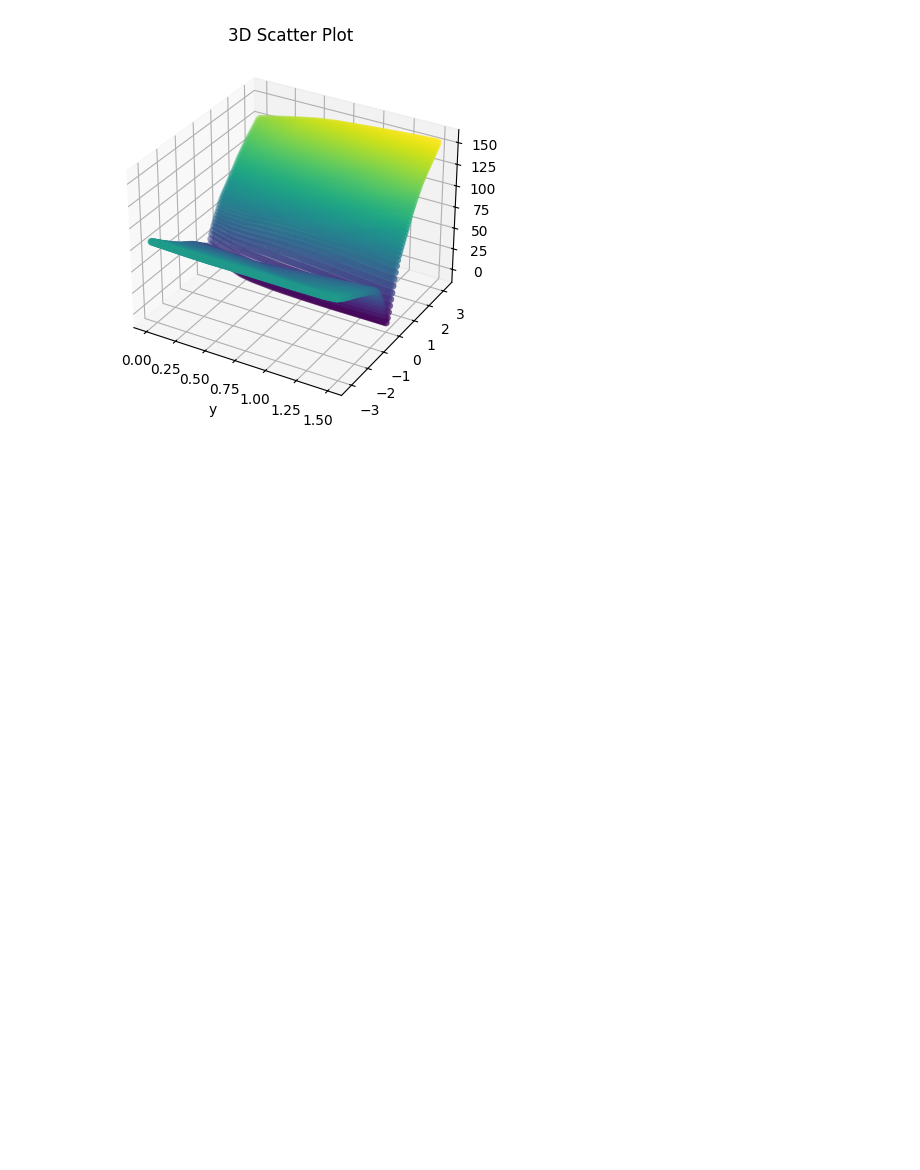
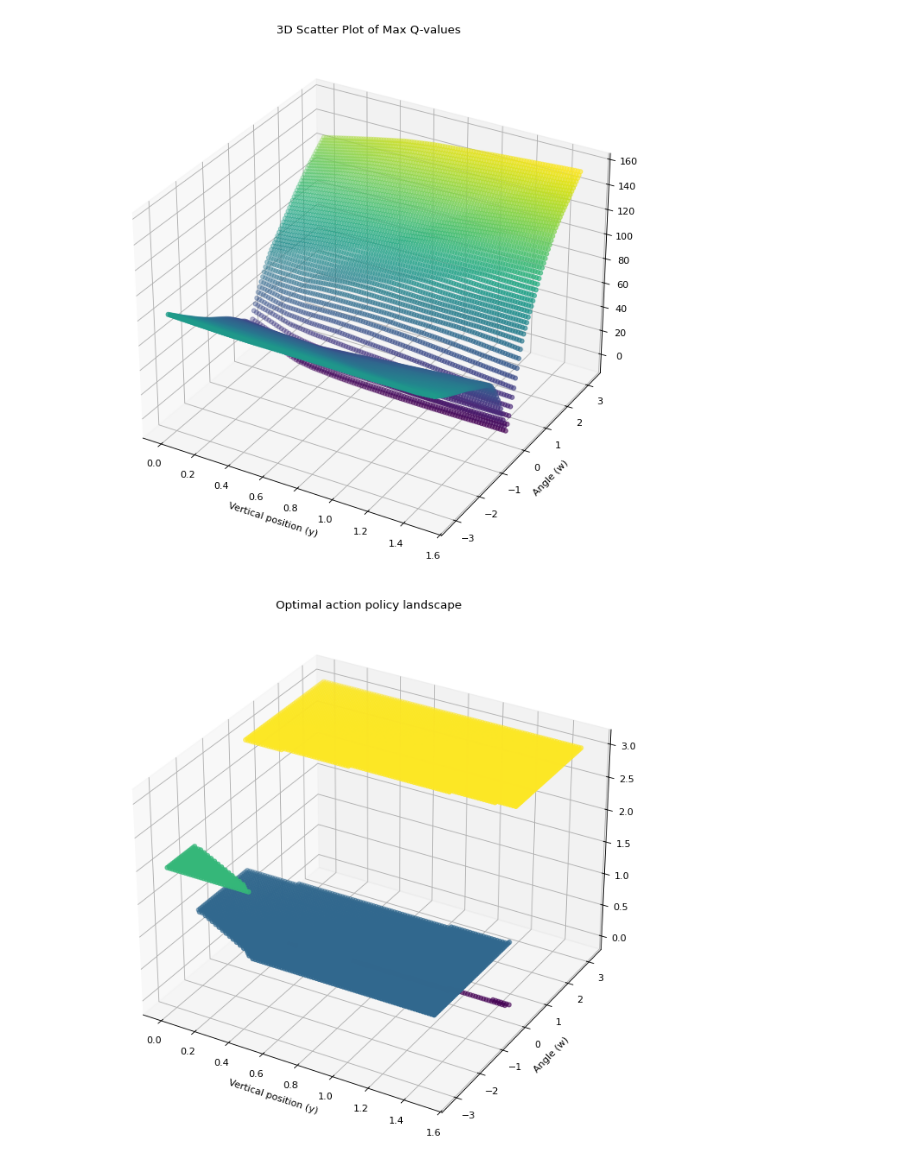
Before and after one commit to Ton3t3/Lab2-RL, a Jupyter notebook: problem 1/DQN_check_solution.ipynb, the cells around one changed output. Cells and saved outputs as stored; diff of their text form; code cells hidden in the pictures; blank space fills up the shorter version.

```diff
--- a/problem 1/DQN_check_solution.ipynb
+++ b/problem 1/DQN_check_solution.ipynb
@@ -156,29 +170,43 @@ Your policy passed the test!
 # %%
 y_array = np.linspace(0,1.5,100)
 w_1 = np.linspace(0, np.pi)
 w_2 = -w_1[::-1][:-1]
 w_array = np.concatenate([w_2, w_1])
 input_array = []
 q_max_array = []
-
+action_max_array = []
 
 for y in y_array:
   for w in w_array:
     q_values_limited = model(torch.tensor([0, y, 0, 0, w, 0, 0, 0], device=dev, dtype=torch.float32))
-    q_max, _ = torch.max(q_values_limited, dim = 0)
+    q_max, action_max = torch.max(q_values_limited, dim = 0)
     input_array.append((y,w))
     q_max_array.append(q_max.cpu().item())
+    action_max_array.append(action_max.cpu().item())
 
-fig = plt.figure()
+fig = plt.figure(figsize=(80/6,10), dpi=80)
 ax = plt.axes(projection='3d')
 
 z = q_max_array
 x = [s[0] for s in input_array]
 y = [s[1] for s in input_array]
 
-ax.scatter(x, y, z, c=z)
-ax.set_title('3D Scatter Plot')
-ax.set_xlabel("y")
+ax.scatter(x, y, z, c=z, s=20)
+ax.set_title('3D Scatter Plot of Max Q-values')
+ax.set_xlabel("Vertical position (y)")
+ax.set_ylabel("Angle (w)")
 plt.show()
+
+fig = plt.figure(figsize=(80/6,10), dpi=80)
+ax = plt.axes(projection='3d')
+
+z = action_max_array
+
+ax.scatter(x, y, z, c=z, s=20)
+ax.set_title('Optimal action policy landscape')
+ax.set_xlabel("Vertical position (y)")
+ax.set_ylabel("Angle (w)")
+plt.show()
 # %% [output]
-[figure, old version]
+[figure, new version]
+[figure, added]
```
Also changed, not shown: parts of 3 cells of this notebook.
